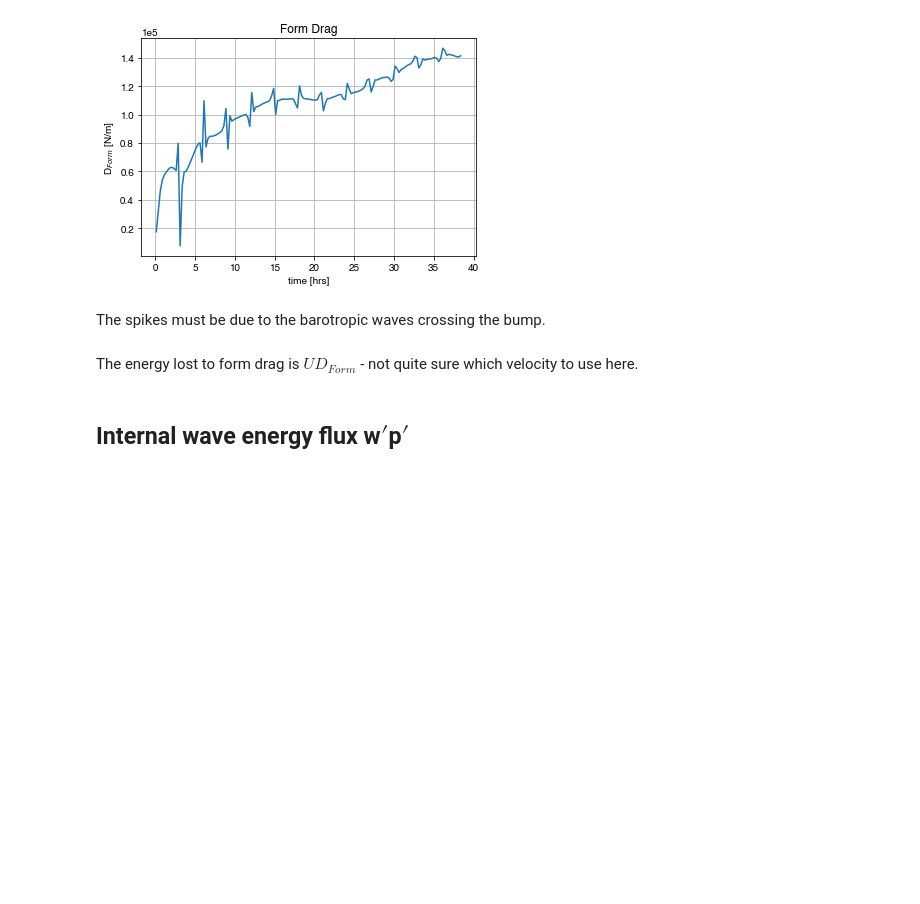
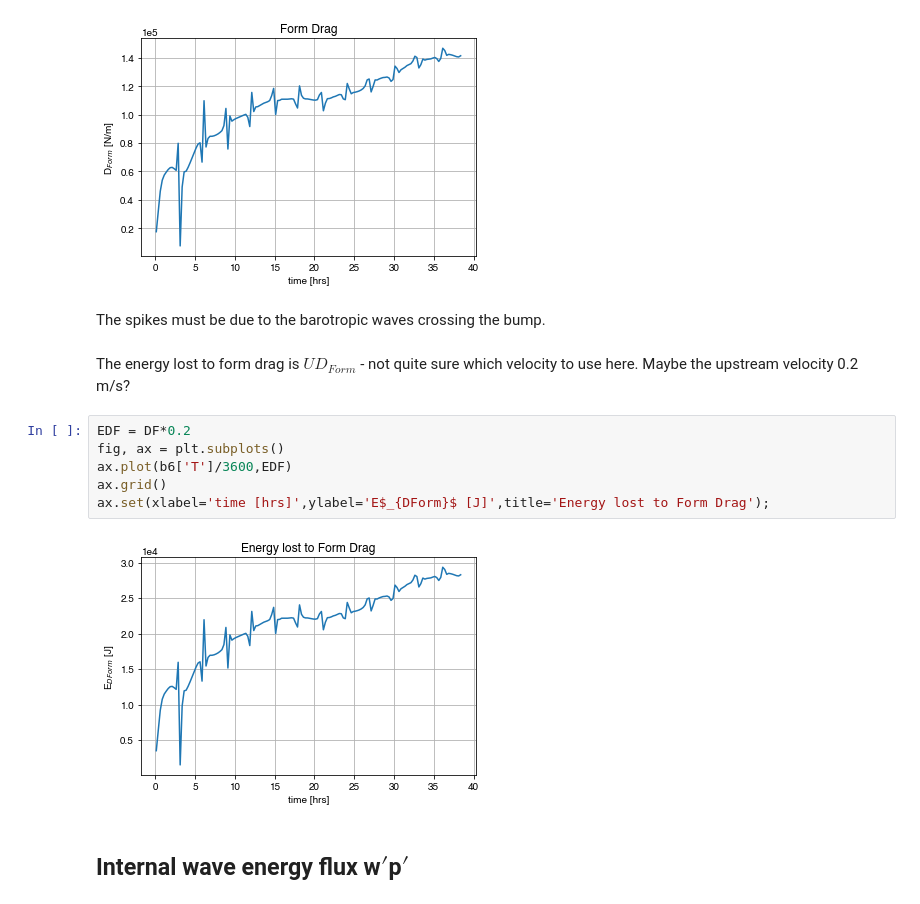
Before and after one commit to gunnarvoet/flow-across-bump, a Jupyter notebook: analysis/bump_analysis.ipynb, the cells around one changed output. Drawn from its saved outputs; the diff is of its cells as text; blank space fills up the shorter version.

Commit message:
form drag

```diff
--- a/analysis/bump_analysis.ipynb
+++ b/analysis/bump_analysis.ipynb
@@ -838,7 +838,15 @@ ax.set(xlabel='time [hrs]',ylabel='D$_{Form}$ [N/m]',title='Form Drag');
 # %% [markdown]
 The spikes must be due to the barotropic waves crossing the bump.
 # %% [markdown]
-The energy lost to form drag is $U D_{Form}$ - not quite sure which velocity to use here.
+The energy lost to form drag is $U D_{Form}$ - not quite sure which velocity to use here. Maybe the upstream velocity 0.2 m/s?
+# %%
+EDF = DF*0.2
+fig, ax = plt.subplots()
+ax.plot(b6['T']/3600,EDF)
+ax.grid()
+ax.set(xlabel='time [hrs]',ylabel='E$_{DForm}$ [J]',title='Energy lost to Form Drag');
+# %% [output]
+[figure, added]
 # %% [markdown]
 ## Internal wave energy flux w$\prime$p$\prime$
 # %%
```
Also changed, not shown: parts of 1 cell of this notebook.
